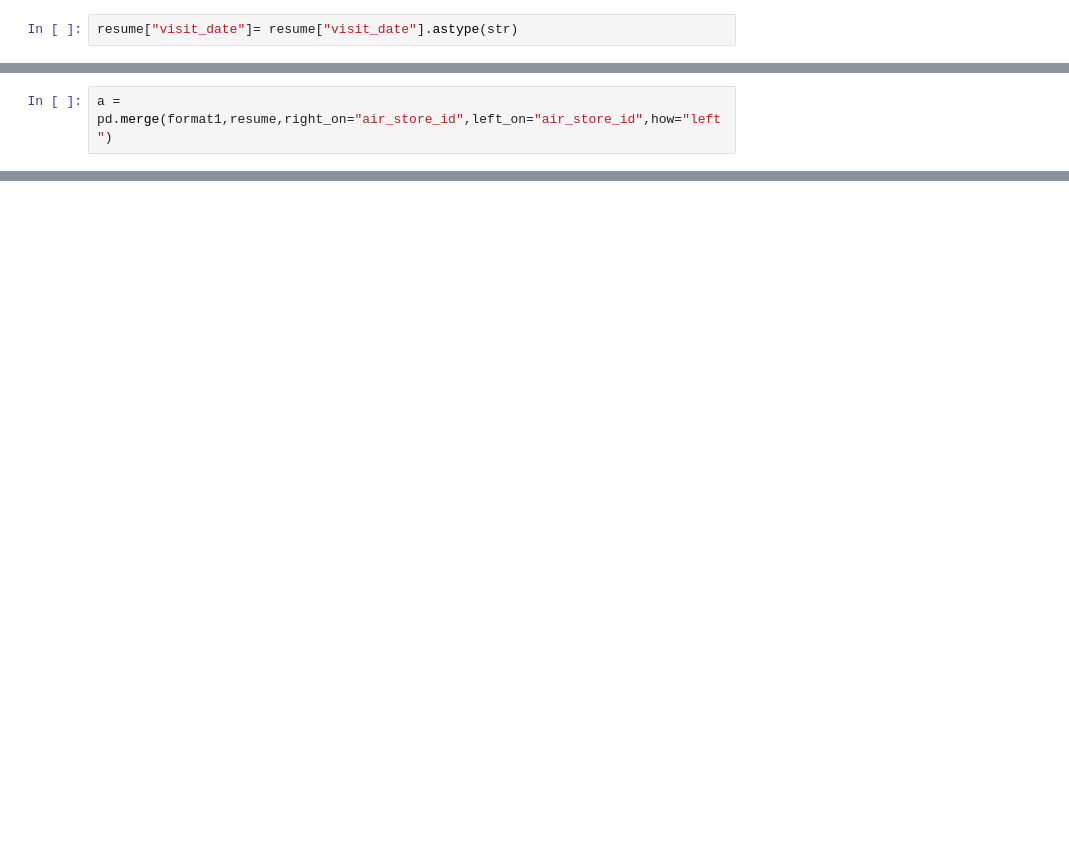
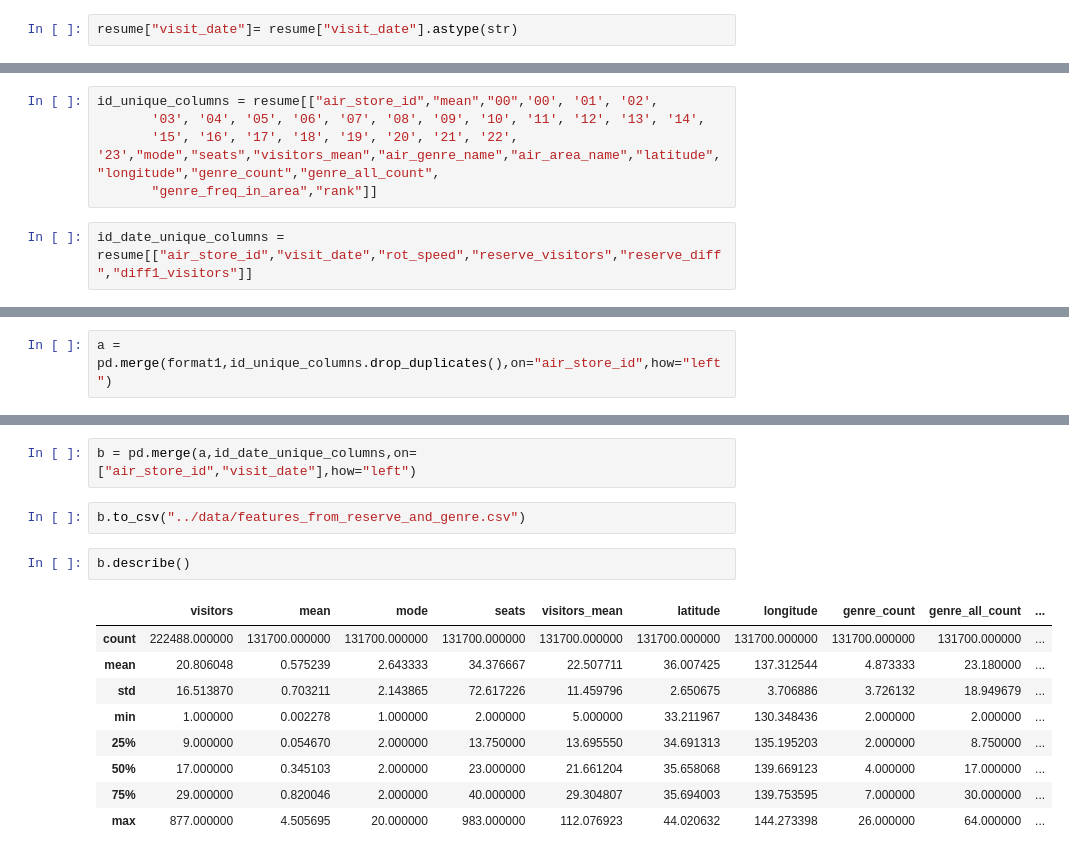
Before and after one commit to recruit-exercise/recruit_exercise, a Jupyter notebook: notebook/create_feature_base_on_reserve.ipynb, the cells around one changed output, grey strips where cells are left out. Drawn from its saved outputs; the diff is of its cells as text; blank space fills up the shorter version.

```diff
--- a/notebook/create_feature_base_on_reserve.ipynb
+++ b/notebook/create_feature_base_on_reserve.ipynb
@@ -801,0 +474,7 @@ Index([          'air_store_id',             'visit_date',
+# %%
+id_unique_columns = resume[["air_store_id","mean","00",'00', '01', '02',
+       '03', '04', '05', '06', '07', '08', '09', '10', '11', '12', '13', '14',
+       '15', '16', '17', '18', '19', '20', '21', '22', '23',"mode","seats","visitors_mean","air_genre_name","air_area_name","latitude","longitude","genre_count","genre_all_count",
+       "genre_freq_in_area","rank"]]
+# %%
+id_date_unique_columns = resume[["air_store_id","visit_date","rot_speed","reserve_visitors","reserve_diff","diff1_visitors"]]
@@ -802,3 +494,3 @@ Index([          'air_store_id',             'visit_date',
 # %%
-a = pd.merge(format1,resume,right_on="air_store_id",left_on="air_store_id",how="left")
+a = pd.merge(format1,id_unique_columns.drop_duplicates(),on="air_store_id",how="left")
 # %%
@@ -844,0 +500,16 @@ a
+# %%
+b = pd.merge(a,id_date_unique_columns,on=["air_store_id","visit_date"],how="left")
+# %%
+b.to_csv("../data/features_from_reserve_and_genre.csv")
+# %%
+b.describe()
+# %% [output]
+|  | visitors | mean | mode | seats | visitors_mean | latitude | longitude | genre_count | genre_all_count | ... |
+| count | 222488.000000 | 131700.000000 | 131700.000000 | 131700.000000 | 131700.000000 | 131700.000000 | 131700.000000 | 131700.000000 | 131700.000000 | ... |
+| mean | 20.806048 | 0.575239 | 2.643333 | 34.376667 | 22.507711 | 36.007425 | 137.312544 | 4.873333 | 23.180000 | ... |
+| std | 16.513870 | 0.703211 | 2.143865 | 72.617226 | 11.459796 | 2.650675 | 3.706886 | 3.726132 | 18.949679 | ... |
+| min | 1.000000 | 0.002278 | 1.000000 | 2.000000 | 5.000000 | 33.211967 | 130.348436 | 2.000000 | 2.000000 | ... |
+| 25% | 9.000000 | 0.054670 | 2.000000 | 13.750000 | 13.695550 | 34.691313 | 135.195203 | 2.000000 | 8.750000 | ... |
+| 50% | 17.000000 | 0.345103 | 2.000000 | 23.000000 | 21.661204 | 35.658068 | 139.669123 | 4.000000 | 17.000000 | ... |
+| 75% | 29.000000 | 0.820046 | 2.000000 | 40.000000 | 29.304807 | 35.694003 | 139.753595 | 7.000000 | 30.000000 | ... |
+| max | 877.000000 | 4.505695 | 20.000000 | 983.000000 | 112.076923 | 44.020632 | 144.273398 | 26.000000 | 64.000000 | ... |
```
Also changed, not shown: parts of 41 cells of this notebook.
